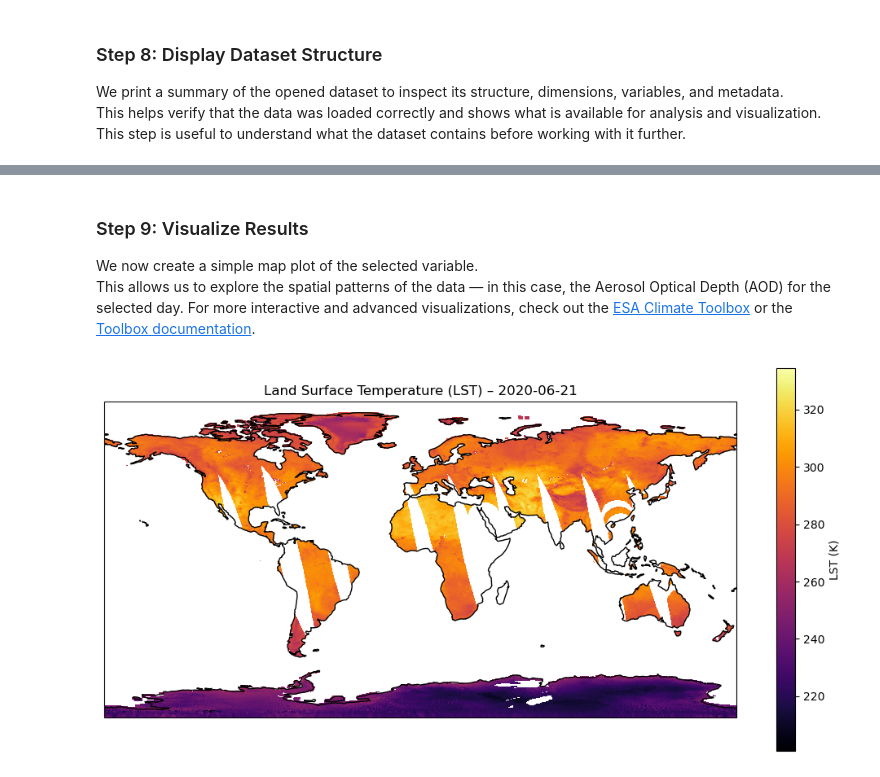
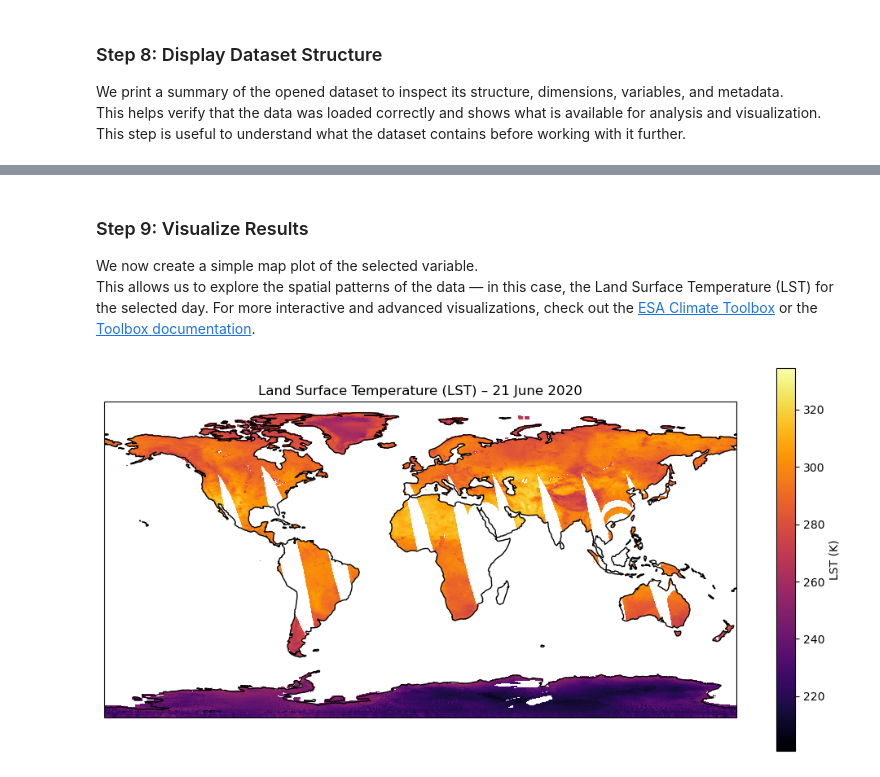
Before and after one commit to esa-cci/cci-notebooks, a Jupyter notebook: notebooks/LST_CCI.ipynb, the cells around one changed output, grey strips where cells are left out. Saved outputs shown, nothing was run; the diff lists cells and outputs as text; code cells hidden in the pictures.

Commit message:
Corrected typos, suppressing warnings, adapting plot-title

```diff
--- a/notebooks/LST_CCI.ipynb
+++ b/notebooks/LST_CCI.ipynb
@@ -140,31 +141,34 @@ Attributes:
 ### Step 9: Visualize Results
 
 We now create a simple map plot of the selected variable.
-This allows us to explore the spatial patterns of the data — in this case, the Aerosol Optical Depth (AOD) for the selected day.
+This allows us to explore the spatial patterns of the data — in this case, the Land Surface Temperature (LST) for the selected day.
 For more interactive and advanced visualizations, check out the [ESA Climate Toolbox](https://climate.esa.int/en/data/toolbox/) or the [Toolbox documentation](https://esa-climate-toolbox.readthedocs.io/en/latest/quick_start.html#jupyter-notebooks).
 # %%
 import matplotlib.pyplot as plt
 import cartopy.crs as ccrs
 
 # Load LST data
 lst = lst_ds["lst"].isel(time=0).squeeze().load()
 lat = lst_ds["lat"].values
 lon = lst_ds["lon"].values
+# Get date for the title
+time_str = lst_ds['time'].isel(time=0).dt.strftime('%d %B %Y').item()
+
 
 # Create figure and map
 fig = plt.figure(figsize=(10, 5))
 ax = plt.axes(projection=ccrs.PlateCarree())
 
 mesh = ax.pcolormesh(
     lon, lat, lst,
     cmap="inferno",
     transform=ccrs.PlateCarree()
 )
 
 ax.coastlines()
 plt.colorbar(mesh, ax=ax, orientation='vertical', label="LST (K)")
-plt.title("Land Surface Temperature (LST) – {}".format(str(lst_ds["time"].values[0])[:10]))
+plt.title("Land Surface Temperature (LST) – " + time_str)
 plt.tight_layout()
 plt.show()
 # %% [output]
-[figure, old version]
+[figure, new version]
```
Also changed, not shown: parts of 3 cells of this notebook.
